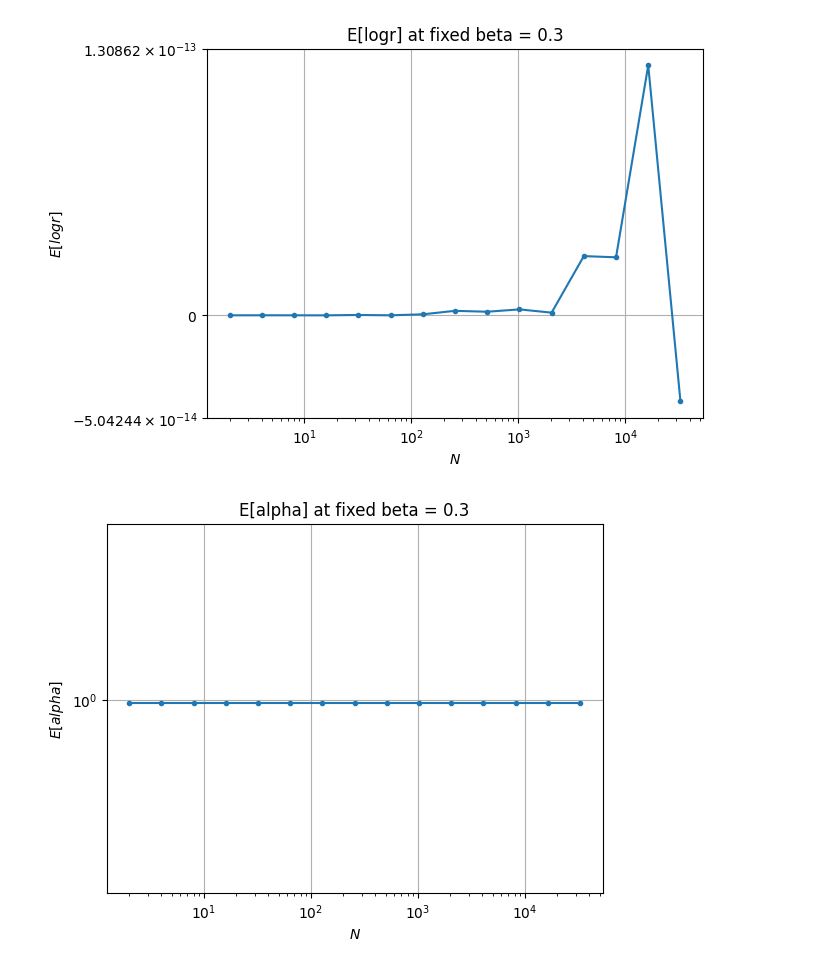
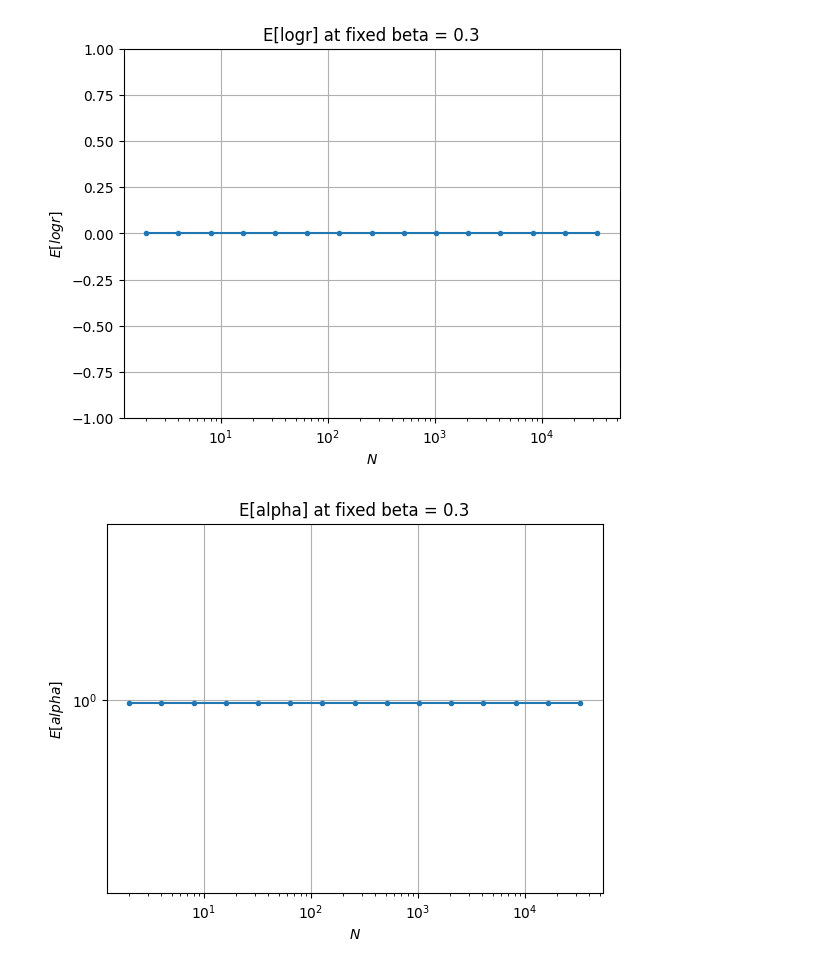
Before and after one commit to Jack-Z-uni-acc/MSc-Project-Manifold-MCMC, a Jupyter notebook: 4.7_4.8_OU_process_pCN.ipynb, the cells around one changed output. Cells and saved outputs as stored; diff of their text form; code cells hidden in the pictures.

```diff
--- a/4.7_4.8_OU_process_pCN.ipynb
+++ b/4.7_4.8_OU_process_pCN.ipynb
@@ -141,13 +137,13 @@ for test_dim in test_x:
 # %%
 plt.plot(test_x, rs,'.-')
 plt.xscale('log')
-plt.yscale('symlog', linthresh=1e-4)
 plt.title('E[logr] at fixed beta = 0.3')
+plt.ylim(-1,1)
 plt.xlabel('$N$')
 plt.ylabel(r'$E[logr]$')
 plt.grid()
 # %% [output]
-[figure, old version]
+[figure, new version]
 # %%
 plt.plot(test_x, stats,'.-')
 plt.xscale('log')
```
Also changed, not shown: parts of 1 cell of this notebook.
